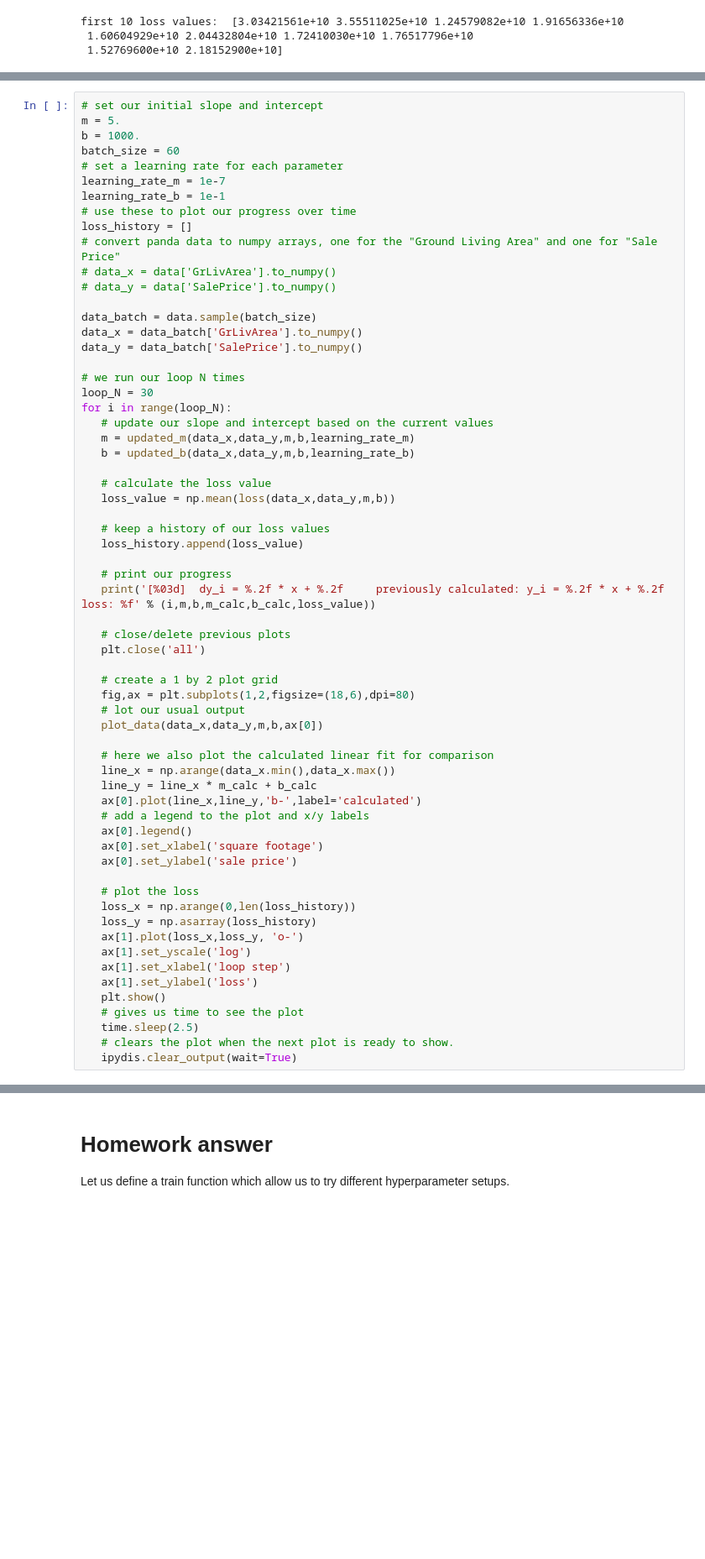
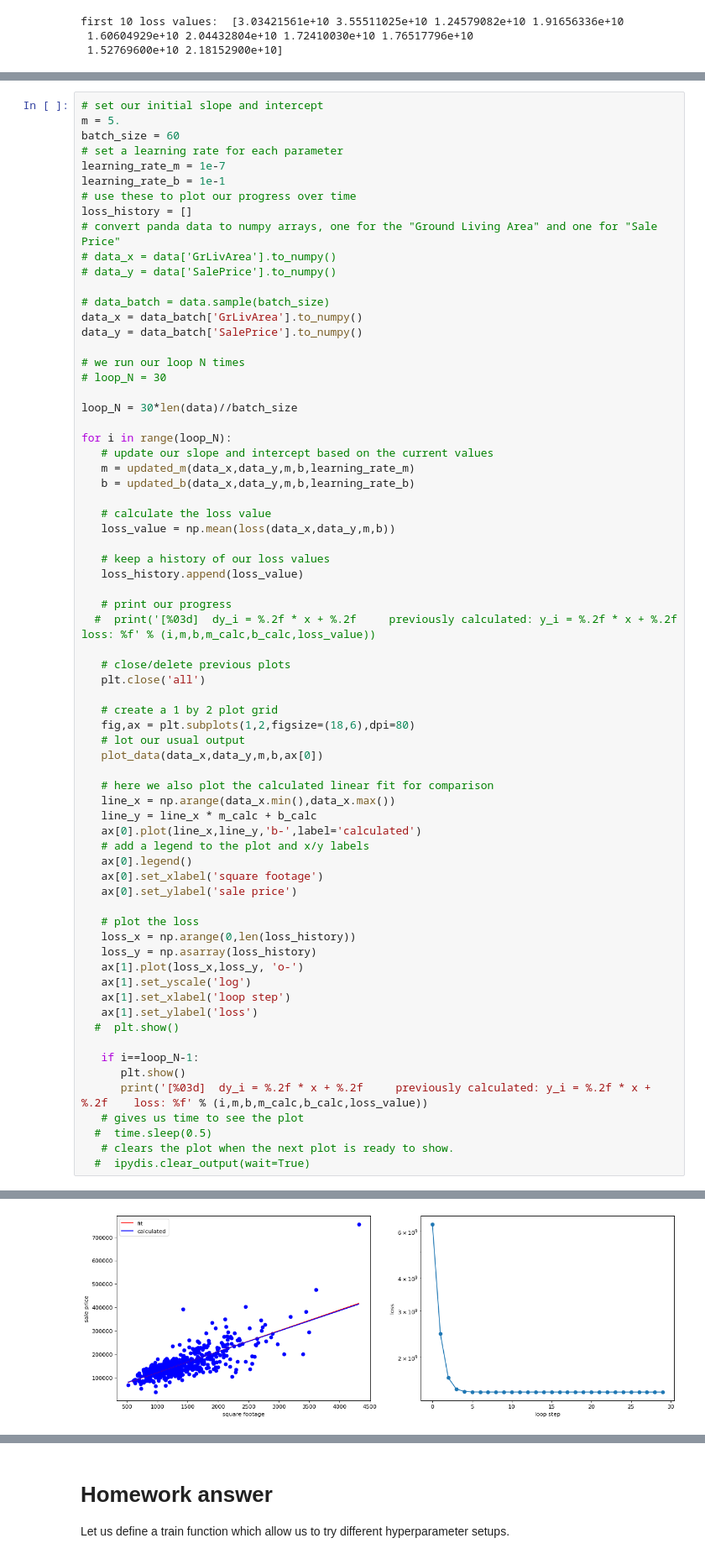
Before and after one commit to c1rc/ai-science-training-series, a Jupyter notebook: 01_intro_AI_on_Supercomputer/01_linear_regression_sgd.ipynb, the cells around one changed output, grey strips where cells are left out. Shown: that part at 84% size. Saved outputs shown, nothing was run; the diff lists cells and outputs as text; blank space fills up the shorter version.

```diff
--- a/01_intro_AI_on_Supercomputer/01_linear_regression_sgd.ipynb
+++ b/01_intro_AI_on_Supercomputer/01_linear_regression_sgd.ipynb
@@ -305,7 +305,6 @@ y_i = 5.47 * x + 1000.00     previously calculated: y_i = 87.69 * x + 34754.08
 # %%
 # set our initial slope and intercept
 m = 5.
-b = 1000.
 batch_size = 60
 # set a learning rate for each parameter
 learning_rate_m = 1e-7
@@ -316,12 +315,15 @@ loss_history = []
 # data_x = data['GrLivArea'].to_numpy()
 # data_y = data['SalePrice'].to_numpy()
 
-data_batch = data.sample(batch_size)
+# data_batch = data.sample(batch_size)
 data_x = data_batch['GrLivArea'].to_numpy()
 data_y = data_batch['SalePrice'].to_numpy()
 
 # we run our loop N times
-loop_N = 30
+# loop_N = 30
+
+loop_N = 30*len(data)//batch_size
+
 for i in range(loop_N):
    # update our slope and intercept based on the current values
    m = updated_m(data_x,data_y,m,b,learning_rate_m)
@@ -334,7 +336,7 @@ for i in range(loop_N):
    loss_history.append(loss_value)
 
    # print our progress
-   print('[%03d]  dy_i = %.2f * x + %.2f     previously calculated: y_i = %.2f * x + %.2f    loss: %f' % (i,m,b,m_calc,b_calc,loss_value))
+  #  print('[%03d]  dy_i = %.2f * x + %.2f     previously calculated: y_i = %.2f * x + %.2f    loss: %f' % (i,m,b,m_calc,b_calc,loss_value))
 
    # close/delete previous plots
    plt.close('all')
@@ -360,9 +362,13 @@ for i in range(loop_N):
    ax[1].set_yscale('log')
    ax[1].set_xlabel('loop step')
    ax[1].set_ylabel('loss')
-   plt.show()
+  #  plt.show()
+
+   if i==loop_N-1:
+      plt.show()
+      print('[%03d]  dy_i = %.2f * x + %.2f     previously calculated: y_i = %.2f * x + %.2f    loss: %f' % (i,m,b,m_calc,b_calc,loss_value))
    # gives us time to see the plot
-   time.sleep(2.5)
+  #  time.sleep(0.5)
    # clears the plot when the next plot is ready to show.
-   ipydis.clear_output(wait=True)
+  #  ipydis.clear_output(wait=True)
 # %% [output]
@@ -371,3 +375,4 @@ KeyboardInterrupt:
+[figure, added]
 # %% [markdown]
 # Homework
 ## Mini Batch Training
```
Also changed, not shown: parts of 1 cell of this notebook.
